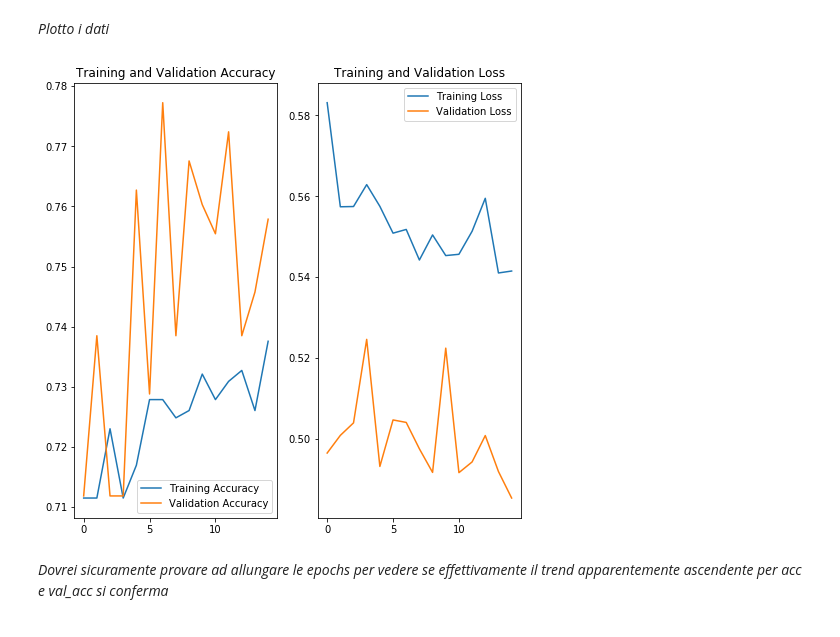
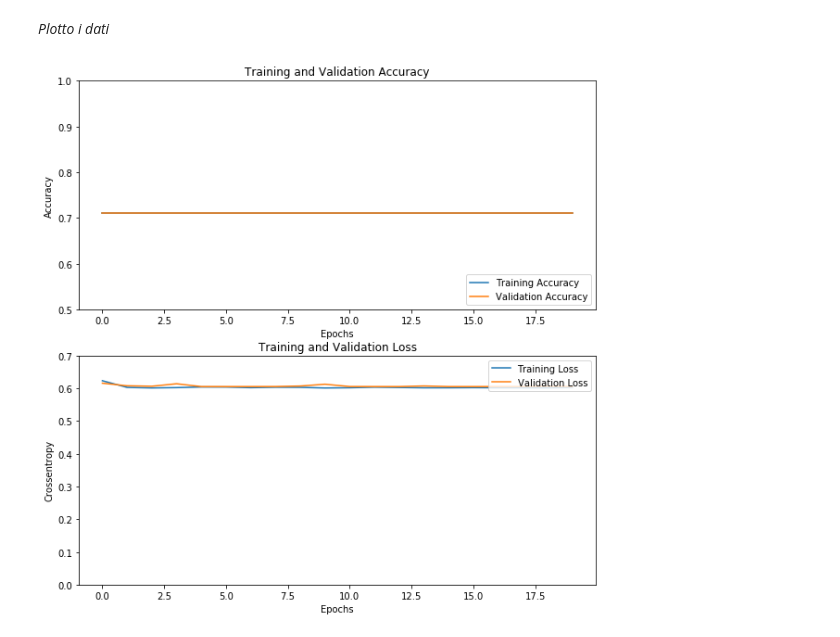
Before and after one commit to jackdeandrea/Diabetic-Rethinopathy, a Jupyter notebook: ProvaCNN.ipynb, the cells around one changed output. Drawn from its saved outputs; the diff is of its cells as text; code cells hidden in the pictures.

```diff
--- a/ProvaCNN.ipynb
+++ b/ProvaCNN.ipynb
@@ -175,12 +183,13 @@ plt.show()
 
 aug_train_image_generator = ImageDataGenerator(
     #brightness_range = (0.5,1.5), #1 è no brightness change
-    #width_shift_range = 0.3,
-    #height_shift_range = 0.3,
+    width_shift_range = 0.2,
+    height_shift_range = 0.2,
     #featurewise_center=True,
     #featurewise_std_normalization=True,
     #samplewise_center=True,
     #samplewise_std_normalization=True,
+    rotation_range = 40,
     zoom_range = 0.2,
     horizontal_flip=True,
     rescale = 1./255)
@@ -272,4 +281,4 @@ tot_train = num_nosympt_train + num_sympt_train
 tot_validation = num_nosympt_validation + num_sympt_validation
 steps = ceil(tot_train / batch_size)
 val_steps = ceil(tot_validation / batch_size)
-epochs = 40
+epochs = 20
@@ -416,8 +419,8 @@ model1.compile(optimizer=adam,
 aug_history = model1.fit_generator(
     aug_train_data_gen,
     validation_data=val_data_gen,
-    validation_steps=validation_steps,
-    steps_per_epoch=steps_per_epoch,
+    validation_steps=val_steps,
+    steps_per_epoch=steps,
     #callbacks=[E_S], #EarlyStopping
     epochs=epochs)
 # %% [output]
@@ -443,26 +446,30 @@ Epoch 15/15
 # %%
 acc = aug_history.history['acc']
 val_acc = aug_history.history['val_acc']
 
 loss=aug_history.history['loss']
 val_loss=aug_history.history['val_loss']
 
 epochs_range = range(epochs)
 
-plt.figure(figsize=(8, 8))
-plt.subplot(1, 2, 1)
+plt.figure(figsize=(10, 10))
+plt.subplot(2, 1, 1)
 plt.plot(epochs_range, acc, label='Training Accuracy')
 plt.plot(epochs_range, val_acc, label='Validation Accuracy')
+plt.xlabel('Epochs')
+plt.ylabel('Accuracy')
+plt.ylim(.5, 1)
 plt.legend(loc='lower right')
 plt.title('Training and Validation Accuracy')
 
-plt.subplot(1, 2, 2)
+plt.subplot(2, 1, 2)
 plt.plot(epochs_range, loss, label='Training Loss')
 plt.plot(epochs_range, val_loss, label='Validation Loss')
+plt.xlabel('Epochs')
+plt.ylabel('Crossentropy')
+plt.ylim(0, .7)
 plt.legend(loc='upper right')
 plt.title('Training and Validation Loss')
 plt.show()
 # %% [output]
-[figure, old version]
+[figure, new version]
-# %% [markdown]
-*Dovrei sicuramente provare ad allungare le epochs per vedere se effettivamente il trend apparentemente ascendente per acc e val_acc si conferma*
```
Also changed, not shown: parts of 18 cells of this notebook, 1 other file.
